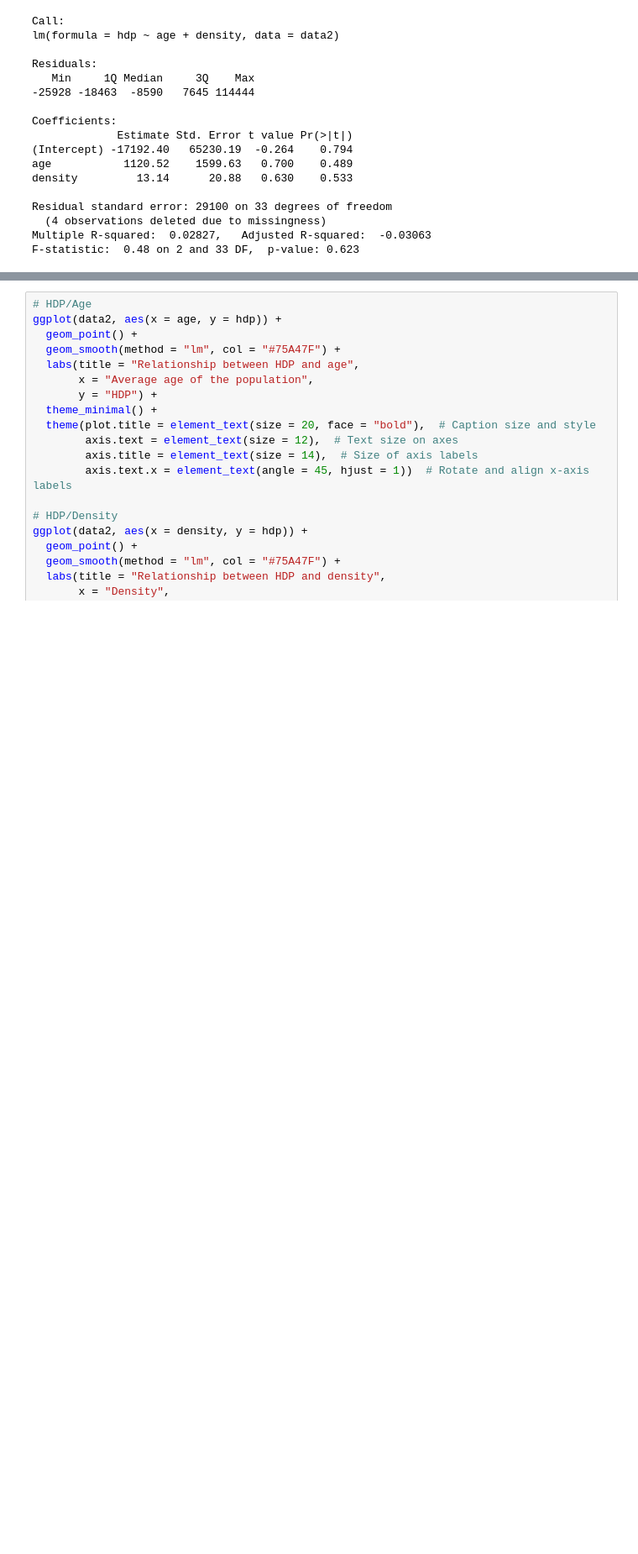
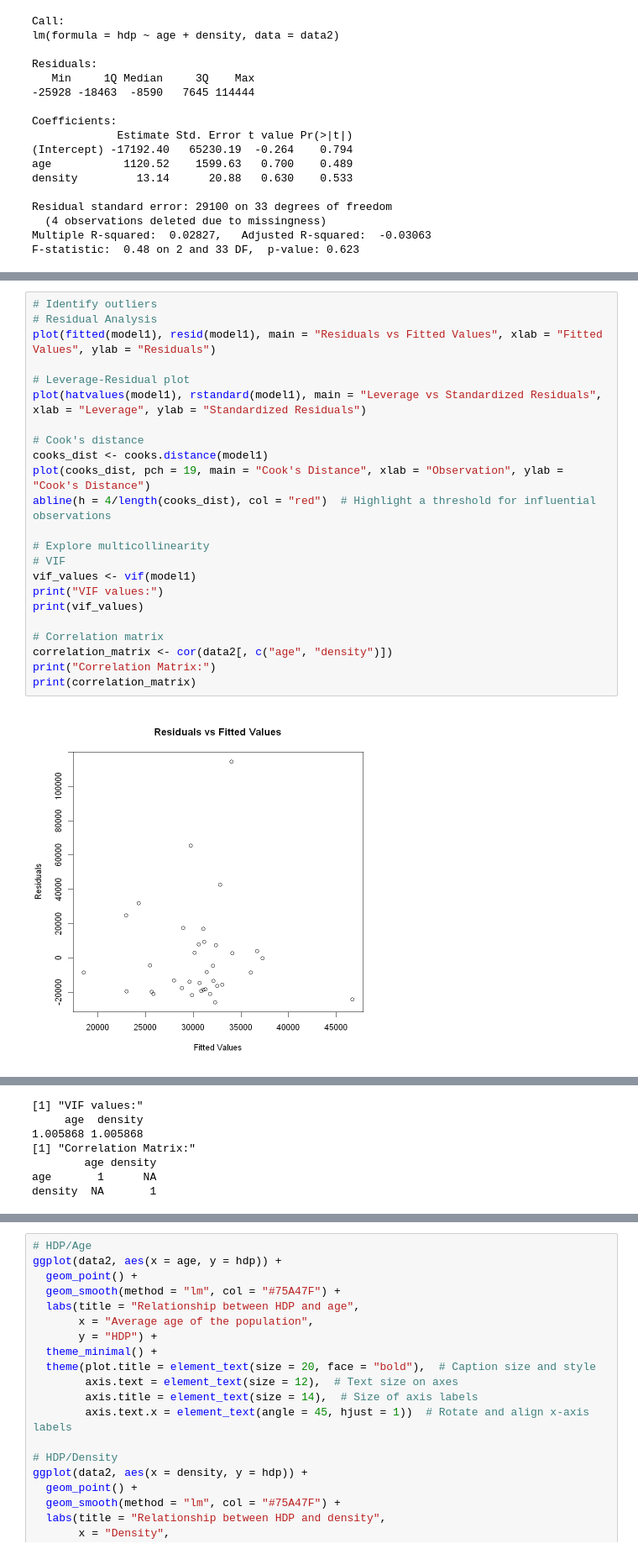
Before and after one commit to SychovaDaria/Prs, a Jupyter notebook: project 3/SP3.ipynb, the cells around one changed output, grey strips where cells are left out. Shown at 84% size. Cells and saved outputs as stored; diff of their text form; blank space fills up the shorter version.

```diff
--- a/project 3/SP3.ipynb
+++ b/project 3/SP3.ipynb
@@ -556,0 +641,25 @@ F-statistic:  0.48 on 2 and 33 DF,  p-value: 0.623
+# %%
+# Identify outliers
+# Residual Analysis
+plot(fitted(model1), resid(model1), main = "Residuals vs Fitted Values", xlab = "Fitted Values", ylab = "Residuals")
+
+# Leverage-Residual plot
+plot(hatvalues(model1), rstandard(model1), main = "Leverage vs Standardized Residuals", xlab = "Leverage", ylab = "Standardized Residuals")
+
+# Cook's distance
+cooks_dist <- cooks.distance(model1)
+plot(cooks_dist, pch = 19, main = "Cook's Distance", xlab = "Observation", ylab = "Cook's Distance")
+abline(h = 4/length(cooks_dist), col = "red")  # Highlight a threshold for influential observations
+
+# Explore multicollinearity
+# VIF
+vif_values <- vif(model1)
+print("VIF values:")
+print(vif_values)
+
+# Correlation matrix
+correlation_matrix <- cor(data2[, c("age", "density")])
+print("Correlation Matrix:")
+print(correlation_matrix)
+# %% [output]
+[figure, added]
@@ -556,0 +667,7 @@ F-statistic:  0.48 on 2 and 33 DF,  p-value: 0.623
+[1] "VIF values:"
+     age  density
+1.005868 1.005868
+[1] "Correlation Matrix:"
+        age density
+age       1      NA
+density  NA       1
```
Also changed, not shown: parts of 29 cells of this notebook.
